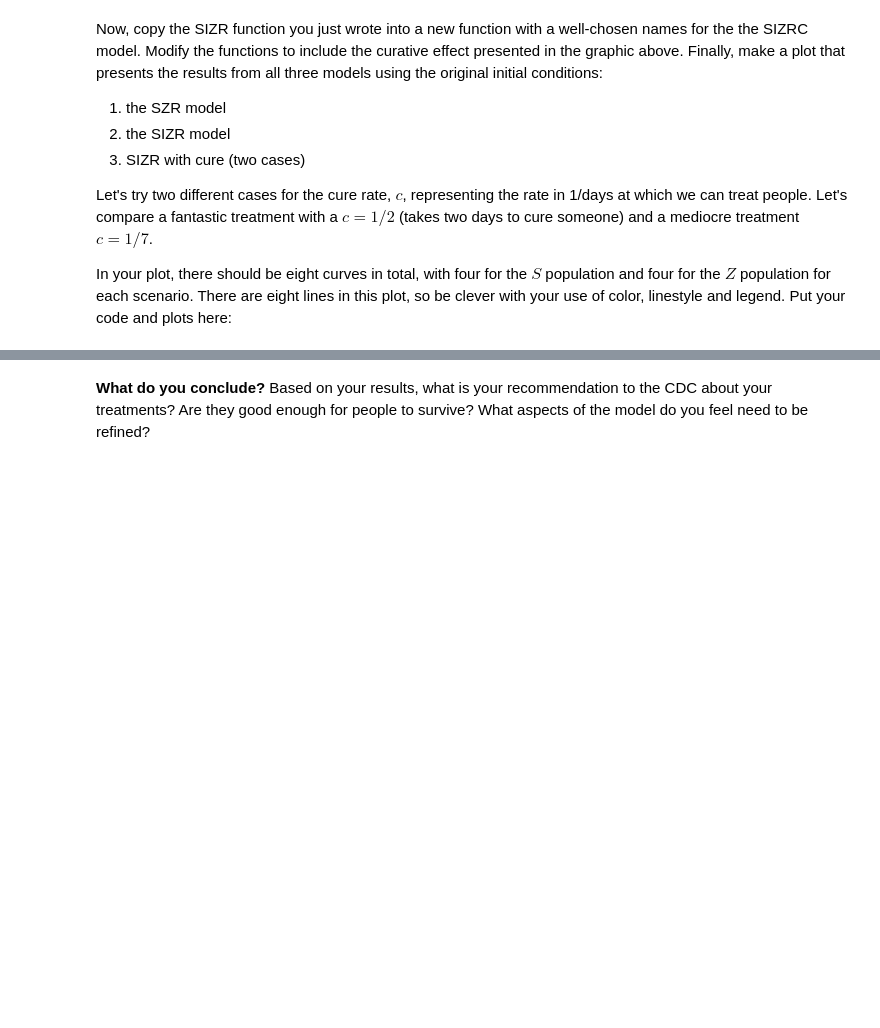
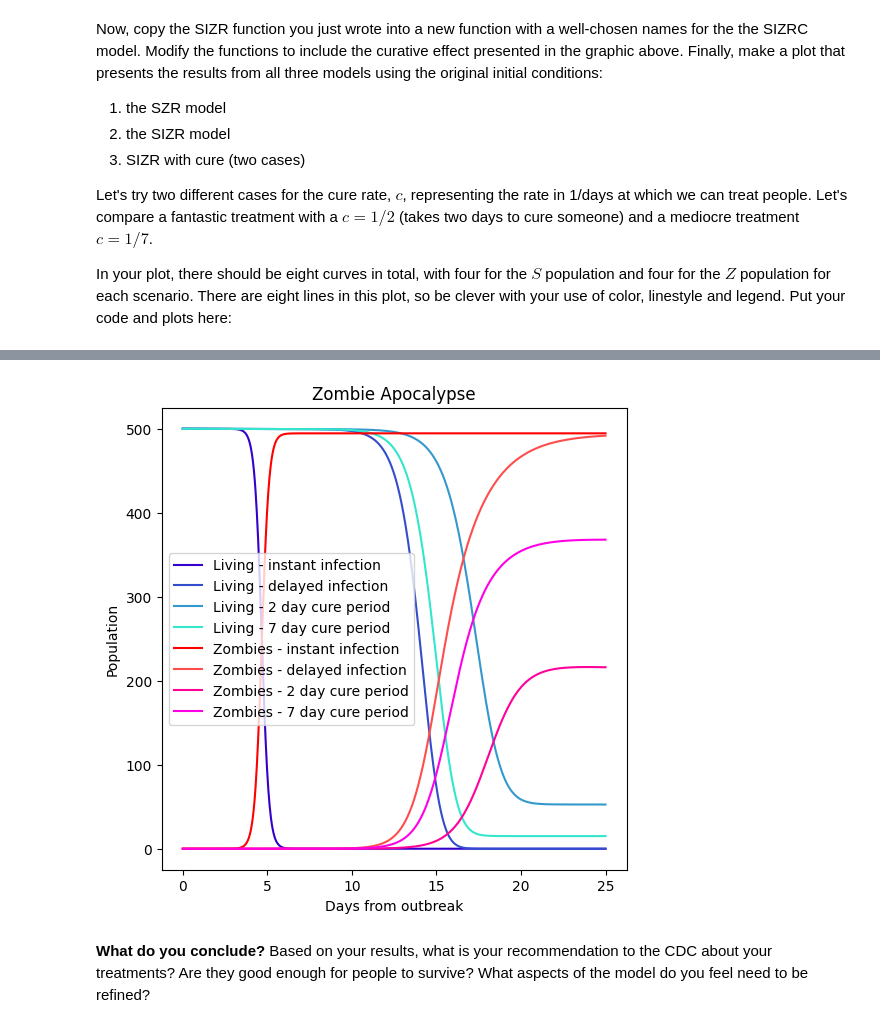
Before and after one commit to andrew-koren/cautious-adventure, a Jupyter notebook: my stuff/cmse/Day-19_Pre-Class_Zombies-STUDENT.ipynb, the cells around one changed output, grey strips where cells are left out. Drawn from its saved outputs; the diff is of its cells as text; code cells hidden in the pictures; blank space fills up the shorter version.

```diff
--- a/my stuff/cmse/Day-19_Pre-Class_Zombies-STUDENT.ipynb
+++ b/my stuff/cmse/Day-19_Pre-Class_Zombies-STUDENT.ipynb
@@ -198,0 +330,79 @@ In your plot, there should be eight curves in total, with four for the $S$ popul
+# %%
+S0 = 500.               # initial population
+Z0 = 0                  # initial zombie population
+R0 = 0                  # initial death population
+L0 = 0
+t_end = 25
+t  = np.linspace(0, t_end, 1000)   # time grid
+c = ci
+
+#graph 1 data
+
+y0 = [S0, Z0, R0]
+soln = solve_ivp(derivatives_szr, (0,t_end),y0, t_eval = t, args=(b, d, a, g, k))
+S1 = soln.y[0, :]
+Z1 = soln.y[1, :]
+R = soln.y[2, :]
+
+
+#graph 2 data
+
+y0 = [S0, Z0, R0, L0]       # initial condition vector
+
+soln = solve_ivp(derivatives_slzr, (0,t_end),y0, t_eval = t, args=(b, d, a, g, k, r))
+S2 = soln.y[0, :]
+Z2 = soln.y[1, :]
+R = soln.y[2, :]
+L = soln.y[3, :]
+
+
+
+# solve the DEs
+soln = solve_ivp(derivatives_slzrc, (0,t_end),y0, t_eval = t, args=(b, d, a, g, k, r, c))
+S3 = soln.y[0, :]
+Z3 = soln.y[1, :]
+R = soln.y[2, :]
+L = soln.y[3, :]
+
+c = 1/7
+
+
+# solve the DEs
+soln = solve_ivp(derivatives_slzrc, (0,t_end),y0, t_eval = t, args=(b, d, a, g, k, r, c))
+S4 = soln.y[0, :]
+Z4 = soln.y[1, :]
+R = soln.y[2, :]
+L = soln.y[3, :]
+
+##plt.figure(figsize=(6,6))
+## plot results
+##plt.subplot(311)
+#plt.xlabel('Days from outbreak')
+#plt.ylabel('Population')
+
+
+
+
+plt.figure(figsize=(6,6))
+
+plt.plot(t, S1, label='Living - instant infection', color = (0.2,0,0.8))
+plt.plot(t, S2, label='Living - delayed infection', color = (0.2,0.3,0.8))
+plt.plot(t, S3, label='Living - 2 day cure period', color = (0.2,0.6,0.8))
+plt.plot(t, S4, label='Living - 7 day cure period', color = (0.2,0.9,0.8))
+
+plt.plot(t, Z1, label='Zombies - instant infection', color = (1,0,0))
+plt.plot(t, Z2, label='Zombies - delayed infection', color = (1,0.3,0.3))
+plt.plot(t, Z3, label='Zombies - 2 day cure period', color = (1,0,0.6))
+plt.plot(t, Z4, label='Zombies - 7 day cure period', color = (1,0,0.9))
+
+
+plt.title('Zombie Apocalypse')
+plt.xlabel('Days from outbreak')
+plt.ylabel('Population')
+plt.legend(loc=0)
+
+
+
+
+plt.plot()
+# %% [output]
@@ -199,3 +410,4 @@ In your plot, there should be eight curves in total, with four for the $S$ popul
+[figure, added]
 # %% [markdown]
 **What do you conclude?** Based on your results, what is your recommendation to the CDC about your treatments?  Are they good enough for people to survive?  What aspects of the model do you feel need to be refined?
 # %% [markdown]
```
Also changed, not shown: parts of 10 cells of this notebook, 2 other files.
